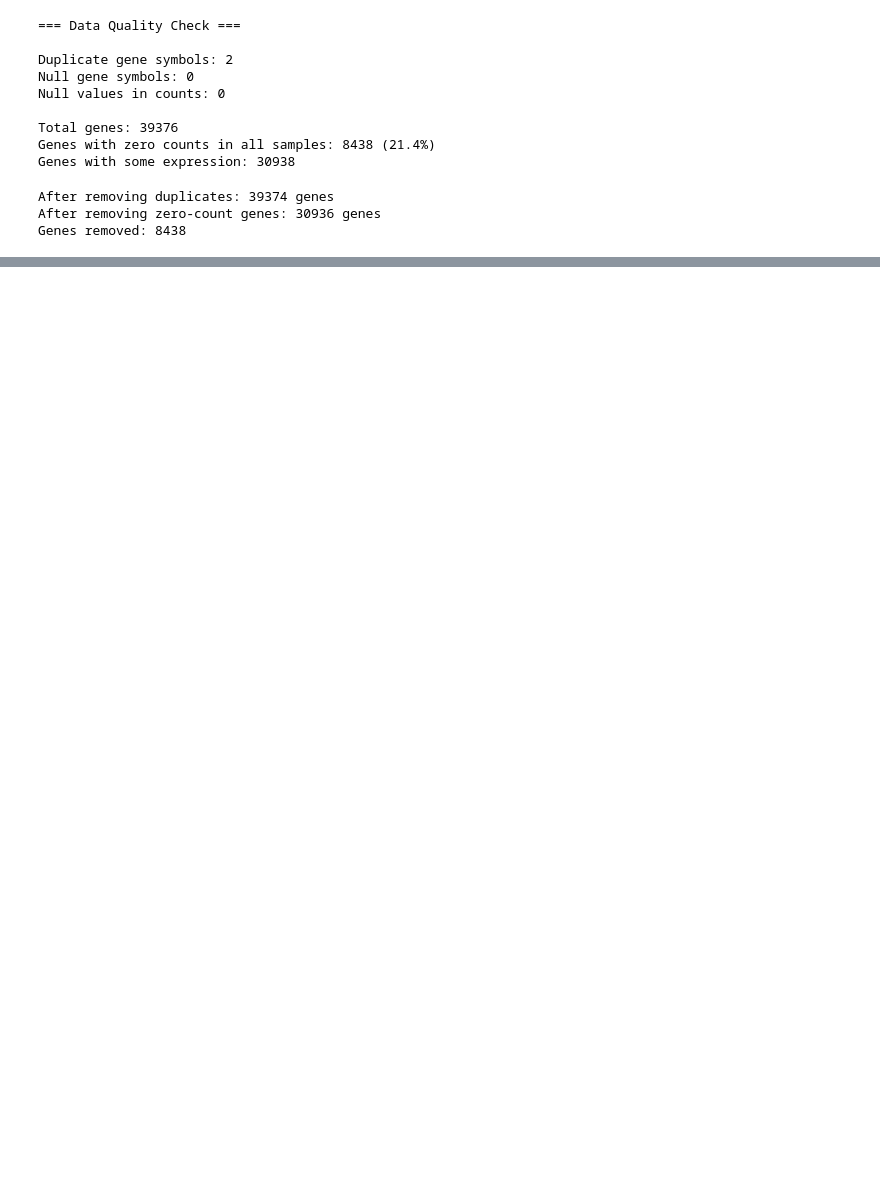
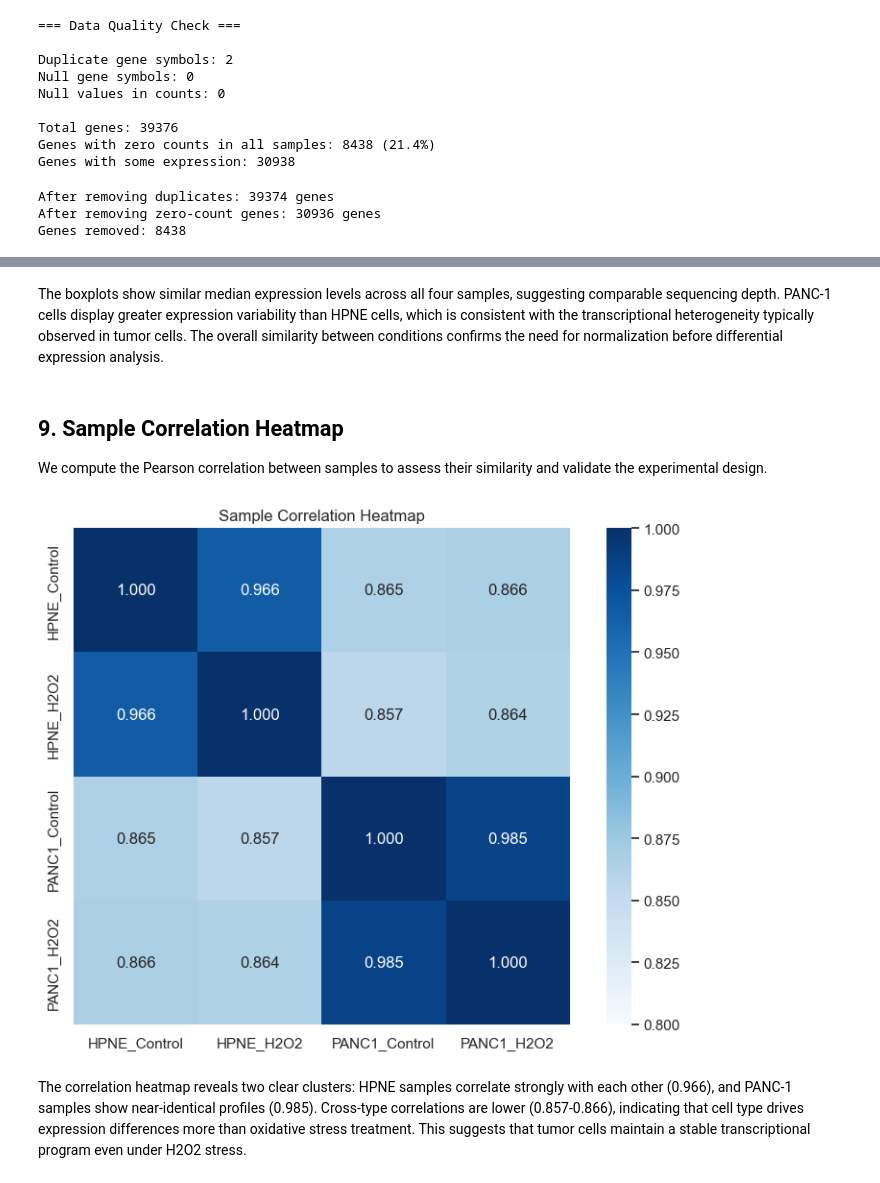
Before and after one commit to FedericaUntermann/gene-expression-analysis, a Jupyter notebook: notebooks/01_eda.ipynb, the cells around one changed output, grey strips where cells are left out. Drawn from its saved outputs; the diff is of its cells as text; code cells hidden in the pictures; blank space fills up the shorter version.

```diff
--- a/notebooks/01_eda.ipynb
+++ b/notebooks/01_eda.ipynb
@@ -194,0 +289,28 @@ Genes removed: 8438
+# %% [markdown]
+The boxplots show similar median expression levels across all four samples,
+suggesting comparable sequencing depth. PANC-1 cells display greater expression
+variability than HPNE cells, which is consistent with the transcriptional
+heterogeneity typically observed in tumor cells. The overall similarity between
+conditions confirms the need for normalization before differential expression analysis.
+# %% [markdown]
+## 9. Sample Correlation Heatmap
+We compute the Pearson correlation between samples to assess their similarity
+and validate the experimental design.
+# %%
+# Correlation heatmap between samples
+plt.figure(figsize=(8, 6))
+correlation = np.log1p(df_counts_filtered).corr()
+sns.heatmap(correlation, annot=True, fmt='.3f', cmap='Blues',
+            vmin=0.8, vmax=1.0, square=True)
+plt.title('Sample Correlation Heatmap')
+plt.tight_layout()
+plt.show()
+# %% [output]
+[figure, added]
+# %% [markdown]
+The correlation heatmap reveals two clear clusters: HPNE samples correlate
+strongly with each other (0.966), and PANC-1 samples show near-identical
+profiles (0.985). Cross-type correlations are lower (0.857-0.866), indicating
+that cell type drives expression differences more than oxidative stress treatment.
+This suggests that tumor cells maintain a stable transcriptional program
+even under H2O2 stress.
```
Also changed, not shown: parts of 17 cells of this notebook.
